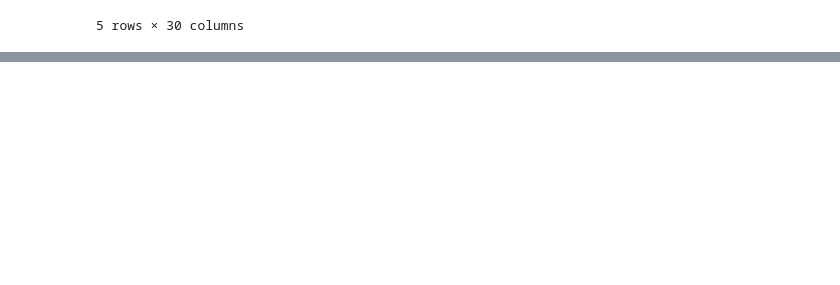
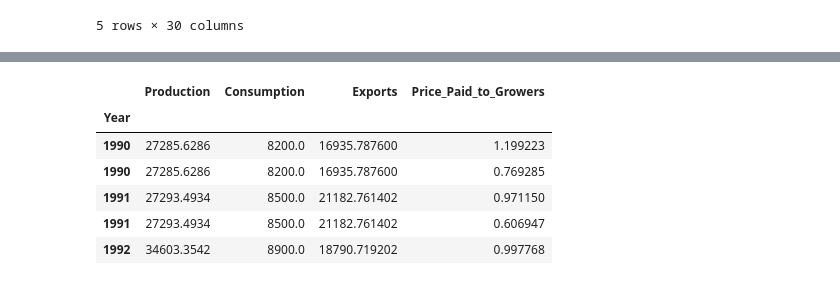
Before and after one commit to clickcafence/DS, a Jupyter notebook: main.ipynb, the cells around one changed output, grey strips where cells are left out. Drawn from its saved outputs; the diff is of its cells as text; code cells hidden in the pictures; blank space fills up the shorter version.

```diff
--- a/main.ipynb
+++ b/main.ipynb
@@ -65,0 +58,42 @@ for name, df in dfs.items():
+# %%
+# Create a list of dataframes to merge
+data_to_merge = {
+    'Production': dfs['total_production'],
+    'Consumption': dfs['domestic_consumption'],
+    'Exports': dfs['exports_calendar_year'],
+    'Price_Paid_to_Growers': dfs['prices_paid_to_growers']
+}
+
+# Initialize an empty dataframe to merge into
+df_brazil = pd.DataFrame()
+
+for name, df in data_to_merge.items():
+    # The column with country names is the first one, let's get its name
+    country_col = df.columns[0]
+
+    # Melt the dataframe to long format
+    df_long = df.melt(id_vars=[country_col], var_name='Year', value_name=name)
+
+    # Filter for Brazil
+    df_brazil_temp = df_long[df_long[country_col] == 'Brazil'].copy()
+
+    # Set Year as index
+    df_brazil_temp['Year'] = pd.to_numeric(df_brazil_temp['Year'])
+    df_brazil_temp = df_brazil_temp.set_index('Year')
+
+    # Merge with the main dataframe
+    if df_brazil.empty:
+        df_brazil = df_brazil_temp[[name]]
+    else:
+        df_brazil = df_brazil.join(df_brazil_temp[[name]])
+
+# Display the result
+df_brazil.head()
+# %% [output]
+|  | Production | Consumption | Exports | Price_Paid_to_Growers |
+| Year |  |  |  |  |
+| 1990 | 27285.6286 | 8200.0 | 16935.787600 | 1.199223 |
+| 1990 | 27285.6286 | 8200.0 | 16935.787600 | 0.769285 |
+| 1991 | 27293.4934 | 8500.0 | 21182.761402 | 0.971150 |
+| 1991 | 27293.4934 | 8500.0 | 21182.761402 | 0.606947 |
+| 1992 | 34603.3542 | 8900.0 | 18790.719202 | 0.997768 |
```
Also changed, not shown: parts of 13 cells of this notebook.
